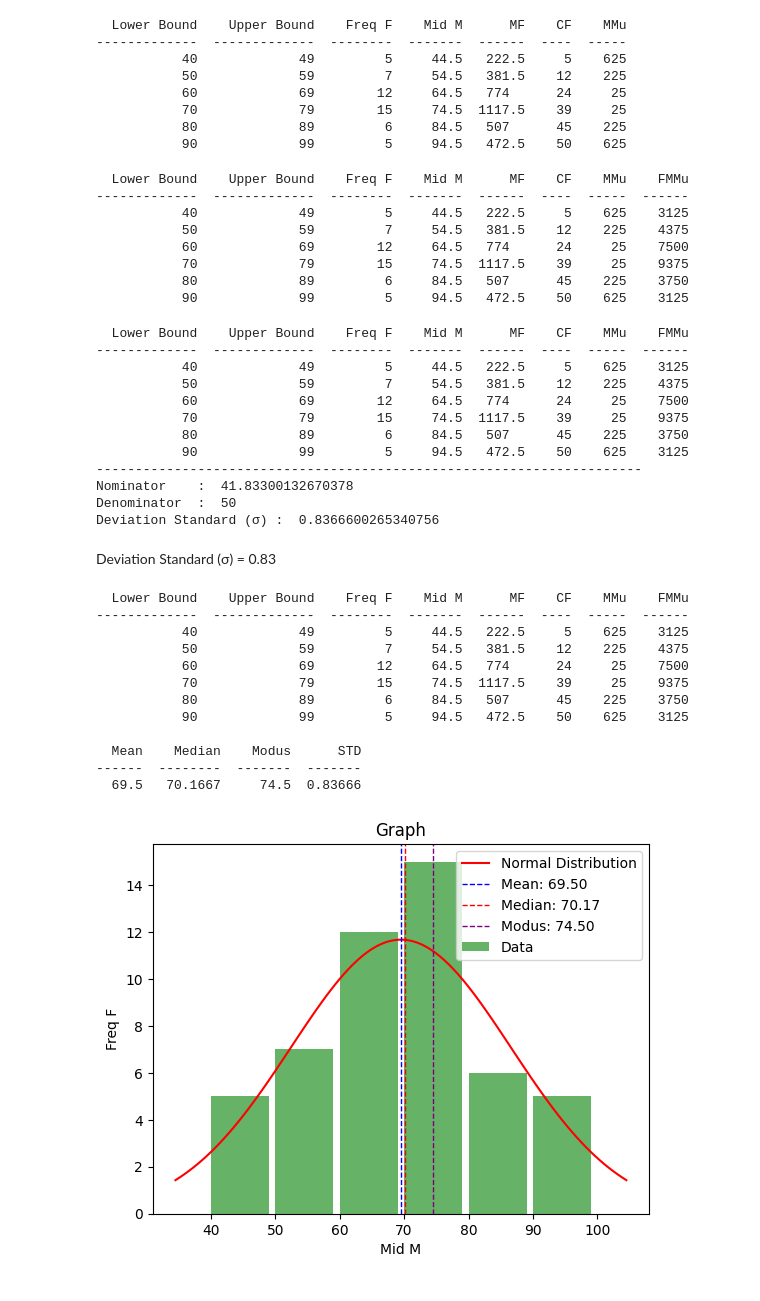
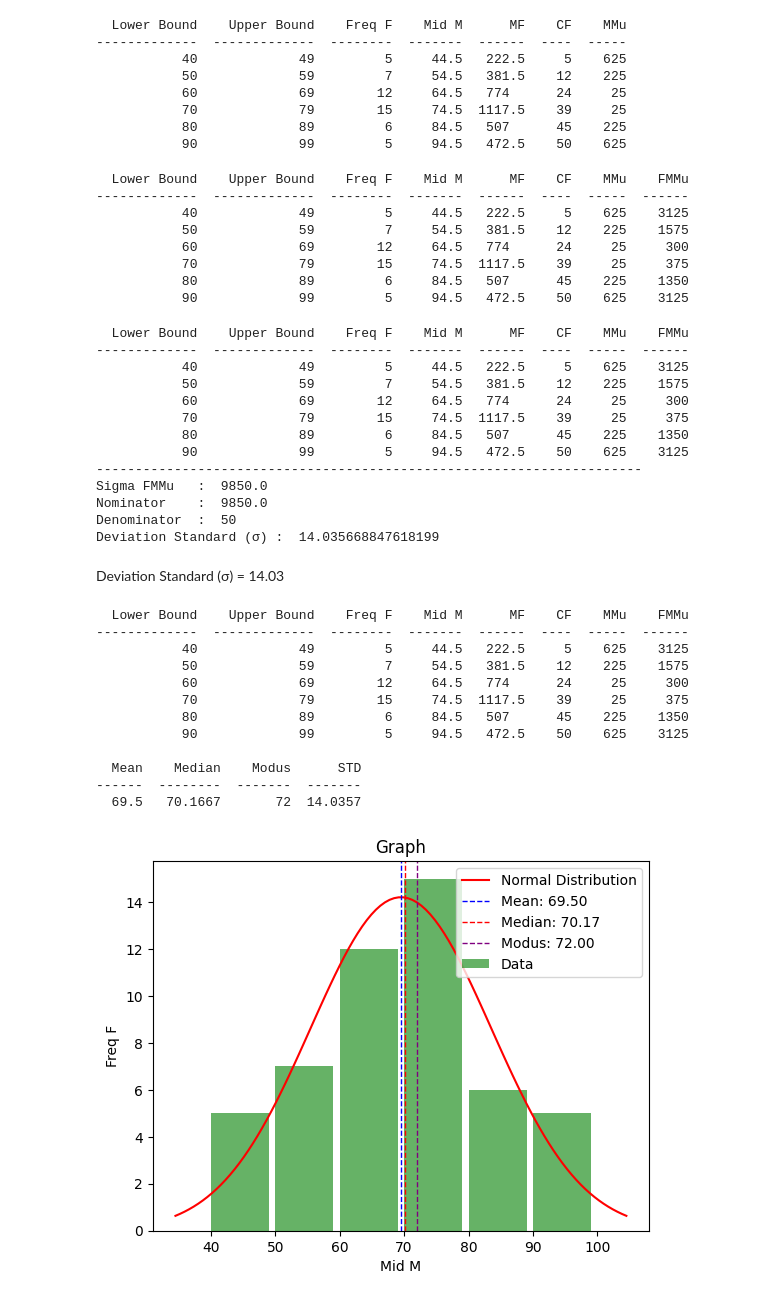
Before and after one commit to elginbrian/Statistika-SA, a Jupyter notebook: Tugas 1.1.ipynb, the cells around one changed output. Drawn from its saved outputs; the diff is of its cells as text; code cells hidden in the pictures.

```diff
--- a/Tugas 1.1.ipynb
+++ b/Tugas 1.1.ipynb
@@ -191,7 +191,7 @@ print("d1 : ", d1)
 print("d2 : ", d2)
 
 # find modus
-modus = lowest_bound + (d1 / (d1 + d1) * class_length)
+modus = lowest_bound + (d1 / (d1 + d2) * class_length)
 print("Modus (Mo) : ", modus)
 # %% [output]
   Lower Bound    Upper Bound    Freq F    Mid M      MF    CF
@@ -230,7 +230,7 @@ print(tabulate(data, col_names))
 # %%
 # find FMMU
 for i in range(len(data)):
-    FMMu = Mmu * data[i][2]
+    FMMu = data[i][6] * data[i][2]
     data[i].append(FMMu)
 
 col_names.append("FMMu")
@@ -240,10 +240,10 @@ print(tabulate(data, col_names))
   Lower Bound    Upper Bound    Freq F    Mid M      MF    CF    MMu    FMMu
 -------------  -------------  --------  -------  ------  ----  -----  ------
            40             49         5     44.5   222.5     5    625    3125
-           50             59         7     54.5   381.5    12    225    4375
-           60             69        12     64.5   774      24     25    7500
-           70             79        15     74.5  1117.5    39     25    9375
-           80             89         6     84.5   507      45    225    3750
+           50             59         7     54.5   381.5    12    225    1575
+           60             69        12     64.5   774      24     25     300
+           70             79        15     74.5  1117.5    39     25     375
+           80             89         6     84.5   507      45    225    1350
            90             99         5     94.5   472.5    50    625    3125
 # %%
 print(tabulate(data, col_names))
@@ -252,9 +252,10 @@ print("-"*70)
 # find sigma FMMu
 sigma_FMMu = 0
 for i in range(len(data)):
-    sigma_FMMu += data[i][6]
+    sigma_FMMu += data[i][7]
 
-nominator   = math.sqrt(sigma_FMMu)
+print("Sigma FMMu   : ", sigma_FMMu)
+nominator   = sigma_FMMu
 denominator = sigma_F
 
 print("Nominator    : ", nominator)
@@ -262,23 +263,24 @@ print("Denominator  : ", denominator)
 
 # find deviation standard
 
-deviation_standard = nominator / denominator
+deviation_standard = math.sqrt(nominator / denominator)
 print("Deviation Standard (σ) : ", deviation_standard)
 # %% [output]
   Lower Bound    Upper Bound    Freq F    Mid M      MF    CF    MMu    FMMu
 -------------  -------------  --------  -------  ------  ----  -----  ------
            40             49         5     44.5   222.5     5    625    3125
-           50             59         7     54.5   381.5    12    225    4375
-           60             69        12     64.5   774      24     25    7500
-           70             79        15     74.5  1117.5    39     25    9375
-           80             89         6     84.5   507      45    225    3750
+           50             59         7     54.5   381.5    12    225    1575
+           60             69        12     64.5   774      24     25     300
+           70             79        15     74.5  1117.5    39     25     375
+           80             89         6     84.5   507      45    225    1350
            90             99         5     94.5   472.5    50    625    3125
 ----------------------------------------------------------------------
-Nominator    :  41.83300132670378
+Sigma FMMu   :  9850.0
+Nominator    :  9850.0
 Denominator  :  50
-Deviation Standard (σ) :  0.8366600265340756
+Deviation Standard (σ) :  14.035668847618199
 # %% [markdown]
-Deviation Standard (σ) = 0.83
+Deviation Standard (σ) = 14.03
 # %%
 final_data = [mu, median, modus, deviation_standard]
 final_col_names = ["Mean", "Median", "Modus", "STD"]
@@ -290,44 +292,42 @@ print(tabulate([final_data], final_col_names))
   Lower Bound    Upper Bound    Freq F    Mid M      MF    CF    MMu    FMMu
 -------------  -------------  --------  -------  ------  ----  -----  ------
            40             49         5     44.5   222.5     5    625    3125
-           50             59         7     54.5   381.5    12    225    4375
-           60             69        12     64.5   774      24     25    7500
-           70             79        15     74.5  1117.5    39     25    9375
-           80             89         6     84.5   507      45    225    3750
+           50             59         7     54.5   381.5    12    225    1575
+           60             69        12     64.5   774      24     25     300
+           70             79        15     74.5  1117.5    39     25     375
+           80             89         6     84.5   507      45    225    1350
            90             99         5     94.5   472.5    50    625    3125
 
   Mean    Median    Modus      STD
 ------  --------  -------  -------
-  69.5   70.1667     74.5  0.83666
+  69.5   70.1667       72  14.0357
 # %%
 import numpy as np
 import matplotlib.pyplot as plt
 from scipy.stats import norm
 
 midpoints = [row[3] for row in data]
 frequencies = [row[2] for row in data]
 
 plt.bar(midpoints, frequencies, width=9, alpha=0.6, color='g', label='Data')
 
-mean = np.mean(midpoints)
-std_dev = np.std(midpoints)
 x = np.linspace(min(midpoints) - 10, max(midpoints) + 10, 100)
 
 hist_area = sum(frequencies) * (midpoints[1] - midpoints[0])
 
-y = norm.pdf(x, mean, std_dev) * hist_area
+y = norm.pdf(x, mu, deviation_standard) * hist_area
 
 plt.plot(x, y, label='Normal Distribution', color='r')
 
 plt.axvline(mu, color='b', linestyle='--', linewidth=1, label=f'Mean: {mean:.2f}')
 plt.axvline(median, color='r', linestyle='--', linewidth=1, label=f'Median: {median:.2f}')
 plt.axvline(modus, color='purple', linestyle='--', linewidth=1, label=f'Modus: {modus:.2f}')
 
 plt.xlabel('Mid M')
 plt.ylabel('Freq F')
 plt.title('Graph')
 plt.legend()
 
 plt.show()
 # %% [output]
-[figure, old version]
+[figure, new version]
```
Also changed, not shown: parts of 2 cells of this notebook.
